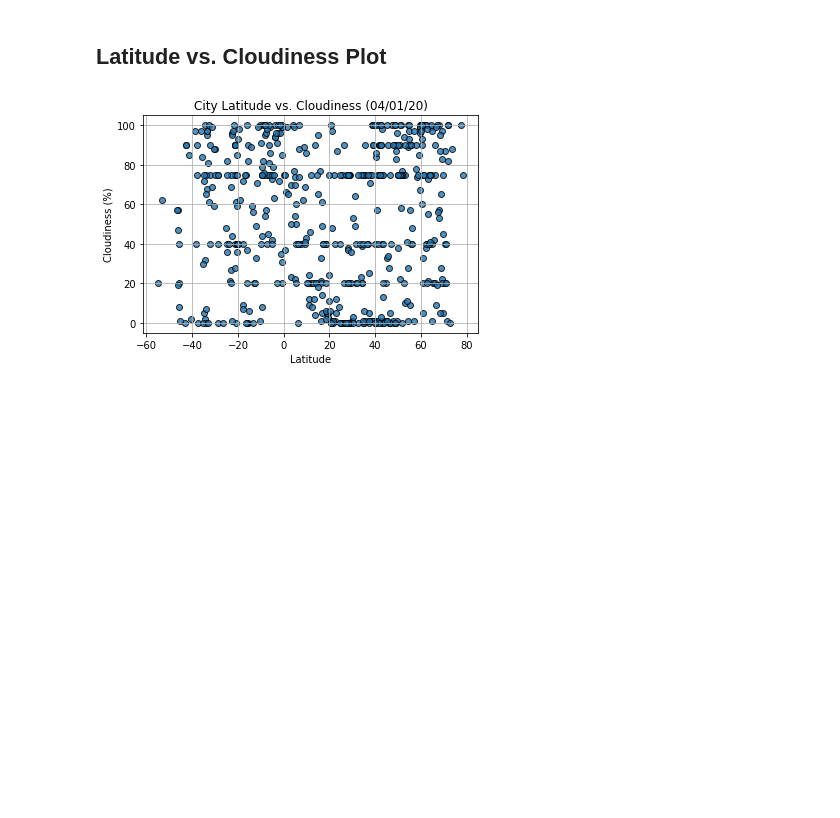
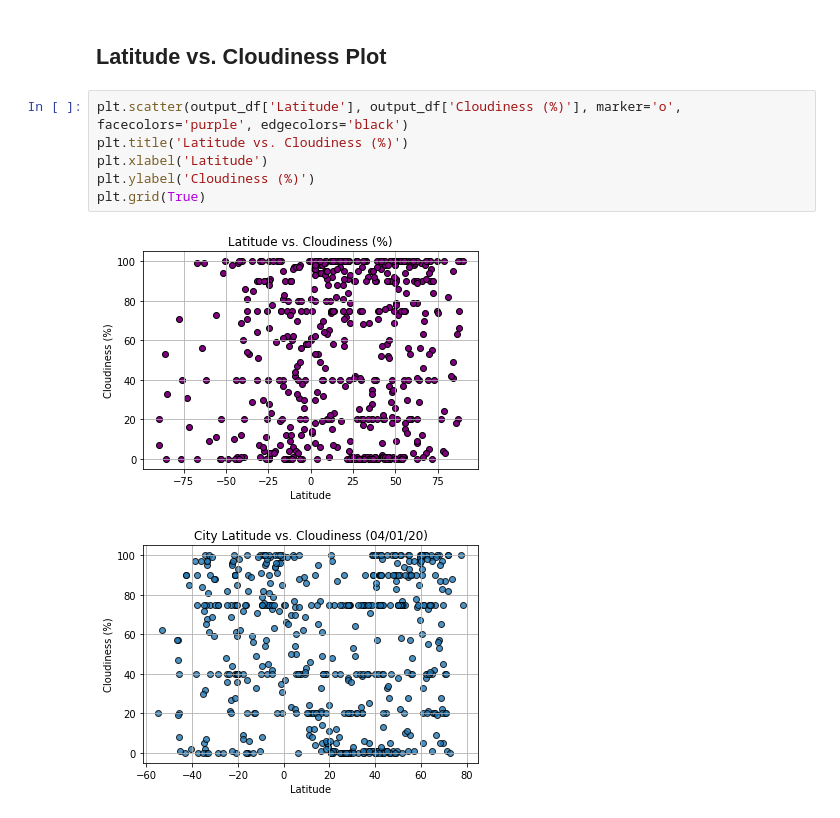
Before and after one commit to juliemcbaker/python-api-challenge, a Jupyter notebook: WeatherPy/WeatherPy.ipynb, the cells around one changed output. Drawn from its saved outputs; the diff is of its cells as text; blank space fills up the shorter version.

```diff
--- a/WeatherPy/WeatherPy.ipynb
+++ b/WeatherPy/WeatherPy.ipynb
@@ -292,6 +302,14 @@ Int64Index([], dtype='int64')
 [figure]
 # %% [markdown]
 ## Latitude vs. Cloudiness Plot
+# %%
+plt.scatter(output_df['Latitude'], output_df['Cloudiness (%)'], marker='o', facecolors='purple', edgecolors='black')
+plt.title('Latitude vs. Cloudiness (%)')
+plt.xlabel('Latitude')
+plt.ylabel('Cloudiness (%)')
+plt.grid(True)
+# %% [output]
+[figure, added]
 # %%
 # %% [output]
 [figure]
```
Also changed, not shown: parts of 17 cells of this notebook, 1 other file.
